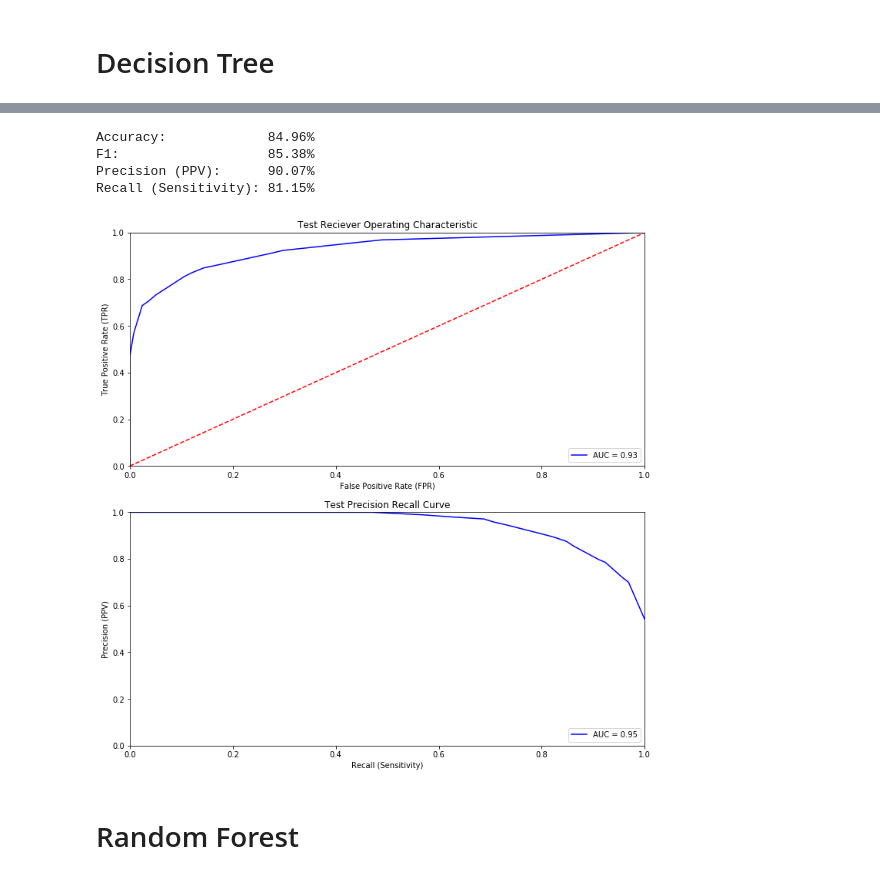
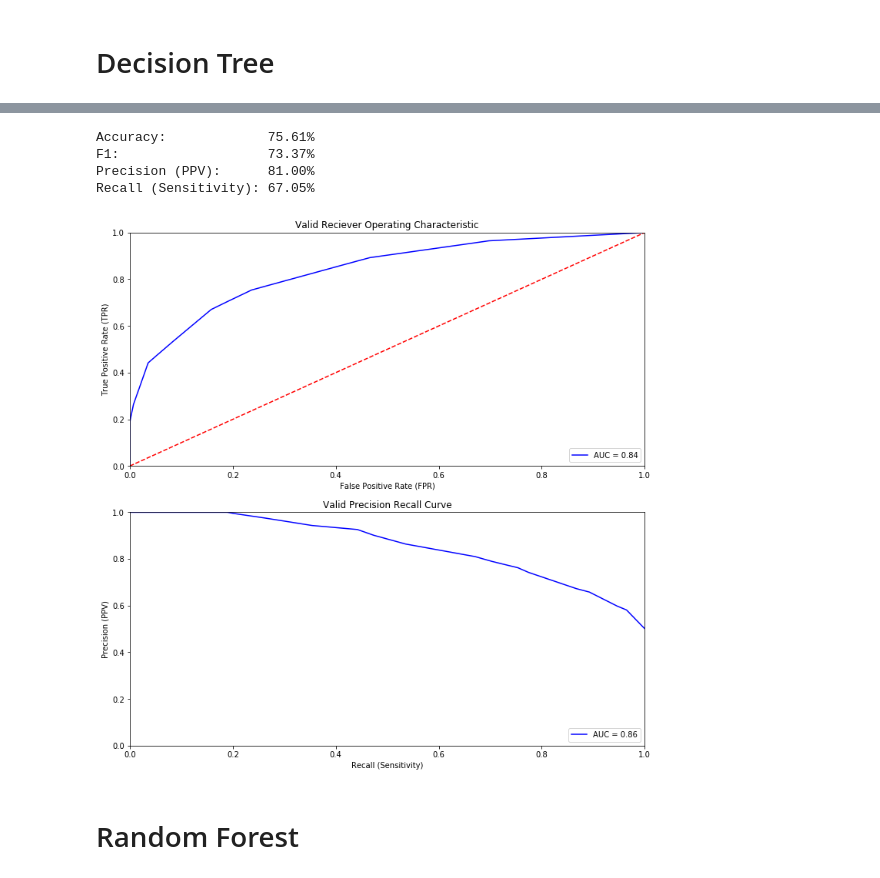
Before and after one commit to fredmell/CS229Project, a Jupyter notebook: python/Initial_Modeling.ipynb, the cells around one changed output, grey strips where cells are left out. Cells and saved outputs as stored; diff of their text form; code cells hidden in the pictures.

```diff
--- a/python/Initial_Modeling.ipynb
+++ b/python/Initial_Modeling.ipynb
@@ -146,11 +146,11 @@ Time to train: 8.43
 # %%
-decision_tree.test()
+decision_tree.test(prob_set = "Valid")
 # %% [output]
-Accuracy:             84.96%
-F1:                   85.38%
-Precision (PPV):      90.07%
-Recall (Sensitivity): 81.15%
+Accuracy:             75.61%
+F1:                   73.37%
+Precision (PPV):      81.00%
+Recall (Sensitivity): 67.05%
-[figure, old version]
+[figure, new version]
 # %% [markdown]
 # Random Forest
 # %%
```
Also changed, not shown: parts of 7 cells of this notebook.
